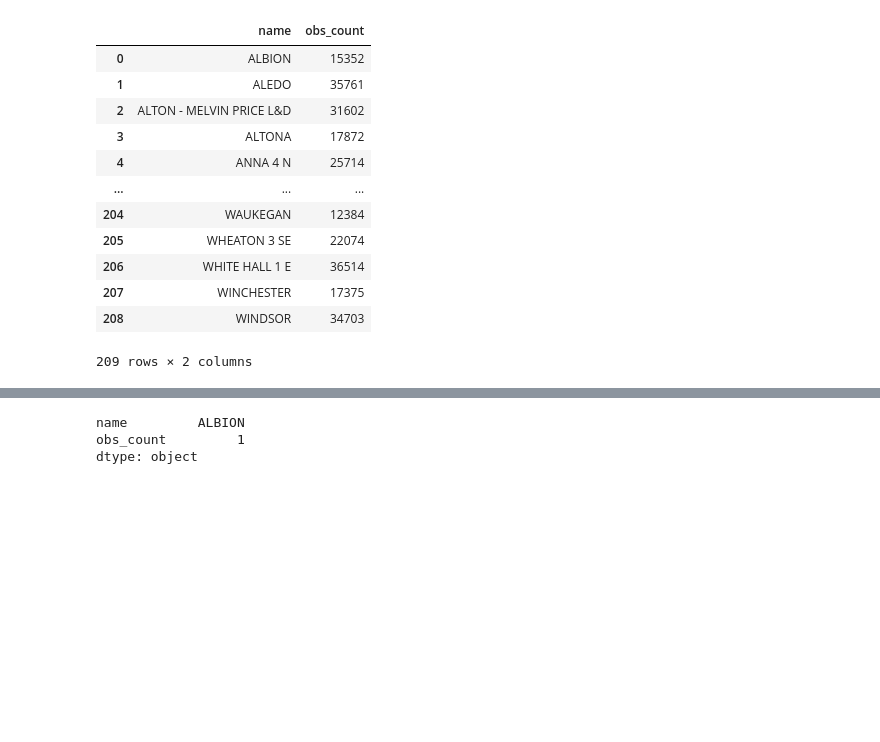
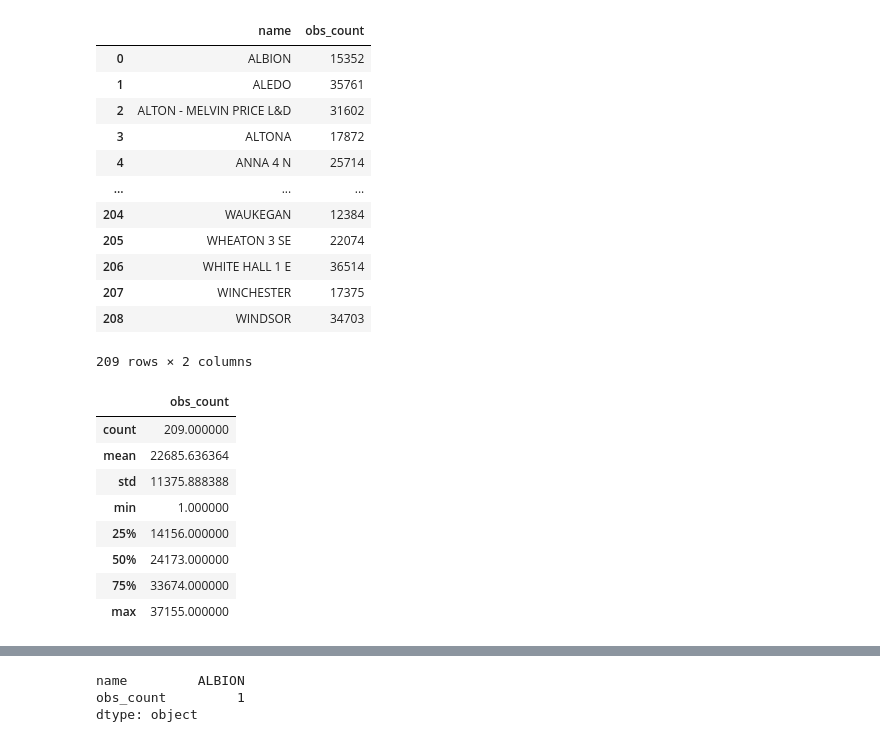
Before and after one commit to hfactor13/IllinoisWeather, a Jupyter notebook: weather_analysis.ipynb, the cells around one changed output, grey strips where cells are left out. Cells and saved outputs as stored; diff of their text form; code cells hidden in the pictures; blank space fills up the shorter version.

```diff
--- a/weather_analysis.ipynb
+++ b/weather_analysis.ipynb
@@ -229,3 +230,15 @@ num_obs_per_station
 | 207 | WINCHESTER | 17375 |
 | 208 | WINDSOR | 34703 |
 209 rows × 2 columns
+# %%
+num_obs_per_station.describe()
+# %% [output]
+|  | obs_count |
+| count | 209.000000 |
+| mean | 22685.636364 |
+| std | 11375.888388 |
+| min | 1.000000 |
+| 25% | 14156.000000 |
+| 50% | 24173.000000 |
+| 75% | 33674.000000 |
+| max | 37155.000000 |
```
Also changed, not shown: parts of 6 cells of this notebook.
